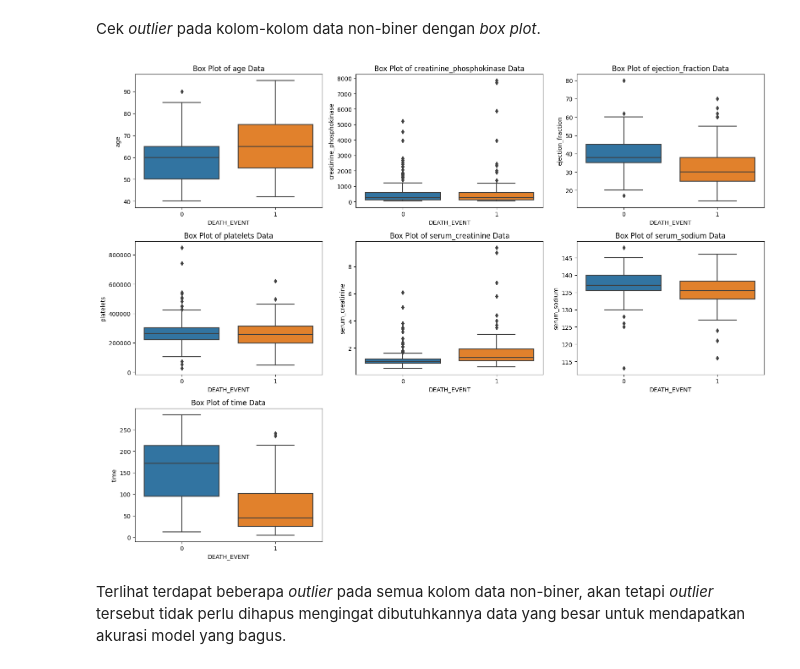
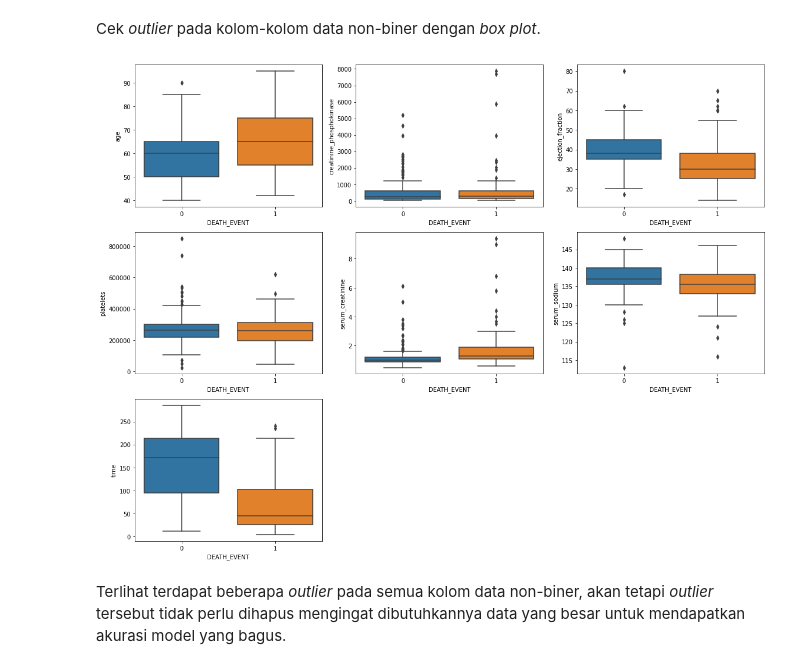
Before and after one commit to alxxtexxr/H8_3, a Jupyter notebook: PYTN_KampusMerdeka_fp3_Alim_Tegar_Wicaksono.ipynb, the cells around one changed output. Saved outputs shown, nothing was run; the diff lists cells and outputs as text; code cells hidden in the pictures.

```diff
--- a/PYTN_KampusMerdeka_fp3_Alim_Tegar_Wicaksono.ipynb
+++ b/PYTN_KampusMerdeka_fp3_Alim_Tegar_Wicaksono.ipynb
@@ -143,8 +141,7 @@ Cek *distribution* dan *variability* dari kolom-kolom dataset dengan histogram.
 plt.figure(figsize=(16,12))
 for i, col in enumerate(df.columns, 1):
   plt.subplot(5, 3, i)
-  plt.title(f'Distribution of {col} Data')
-  sns.histplot(data=df[col], kde=True)
+  sns.histplot(df[col], kde=True)
   plt.tight_layout()
-  plt.plot()
+plt.show()
 # %% [output]
@@ -166,15 +163,14 @@ Cek *outlier* pada kolom-kolom data non-biner dengan *box plot*.
 # %%
 non_binary_cols = df.columns[df.isin((0,1)).all()]
 
 plt.figure(figsize=(16,12))
 for i, col in enumerate(df.drop(non_binary_cols, axis=1).columns, 1):
   plt.subplot(3, 3, i)
-  plt.title(f'Box Plot of {col} Data')
-  sns.boxplot(x=target_col, y=col, data=df)
+  sns.boxplot(df, x=target_col, y=col)
   plt.tight_layout()
-  plt.plot()
+plt.show()
 # %% [output]
-[figure, old version]
+[figure, new version]
 # %% [markdown]
 Terlihat terdapat beberapa *outlier* pada semua kolom data non-biner, akan tetapi *outlier* tersebut tidak perlu dihapus mengingat dibutuhkannya data yang besar untuk mendapatkan akurasi model yang bagus.
 # %% [markdown]
```
Also changed, not shown: parts of 40 cells of this notebook, 1 other file.
